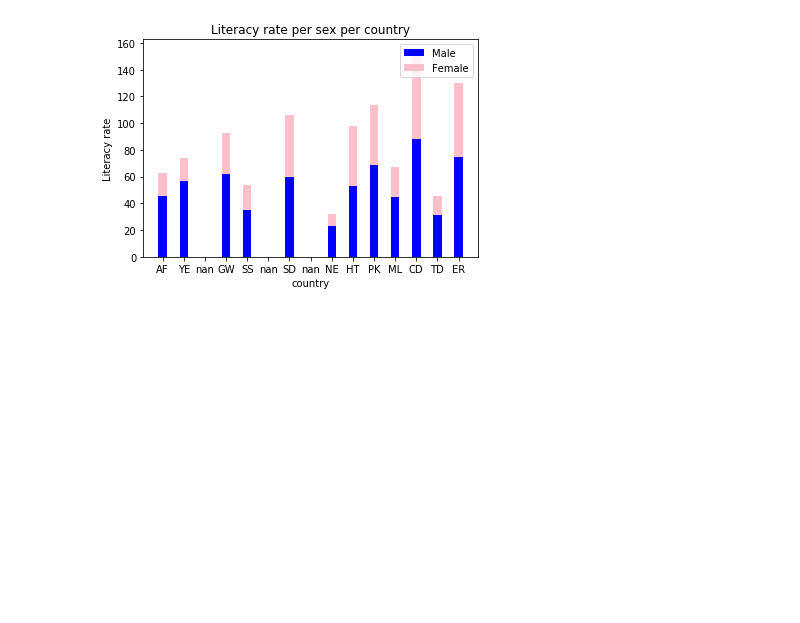
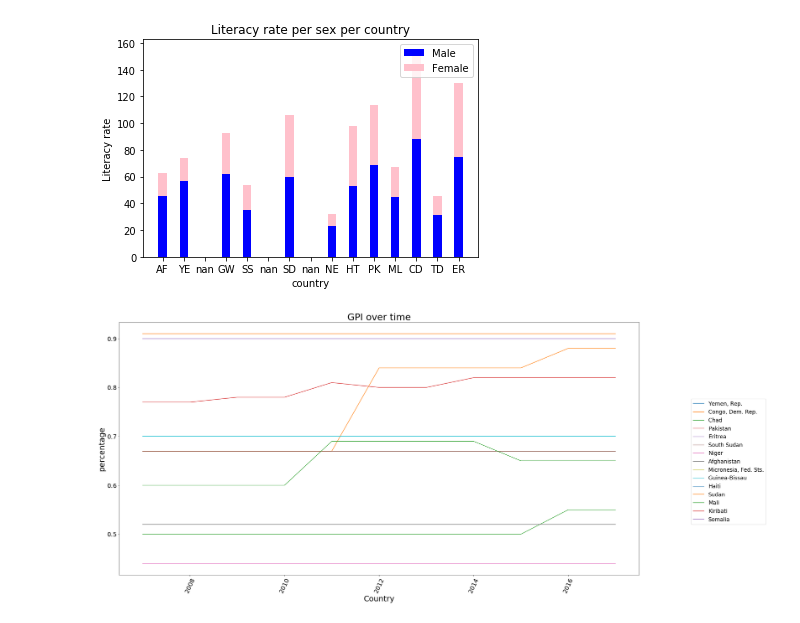
Before and after one commit to omar-d/EPA-WB-Equity, a Jupyter notebook: Deelvraag 4.ipynb, the cells around one changed output. Saved outputs shown, nothing was run; the diff lists cells and outputs as text; code cells hidden in the pictures; blank space fills up the shorter version.

```diff
--- a/Deelvraag 4.ipynb
+++ b/Deelvraag 4.ipynb
@@ -262,22 +262,24 @@ GPI_years = select_year()
 # %%
 def graph(dataframe, title_graph, x_label, y_label):
     # Visualising changes over time per indicator
 
     fig,ax = plt.subplots(figsize=(30, 15))
 
     for name in dataframe["country"].unique():
         ax.plot(dataframe[dataframe.country==name].date,dataframe[dataframe.country==name].value,label=name)
 
     #change size and location of legend
     ax.legend(loc=(1.1, 0.2), fontsize = 'xx-large')
 
     #values of the x and y axis
     plt.xticks(rotation = 65, fontsize = 20)
     plt.yticks(fontsize = 20)
 
     #labels of the x and y axis
     plt.title(title_graph, fontsize = 30)
     plt.xlabel(x_label, fontsize = 25)
     plt.ylabel(y_label, fontsize = 25)
 
-graph(GPI_years, 'GPI over time')
+graph(GPI_years, 'GPI over time', "Country", "percentage")
+# %% [output]
+[figure, added]
```
